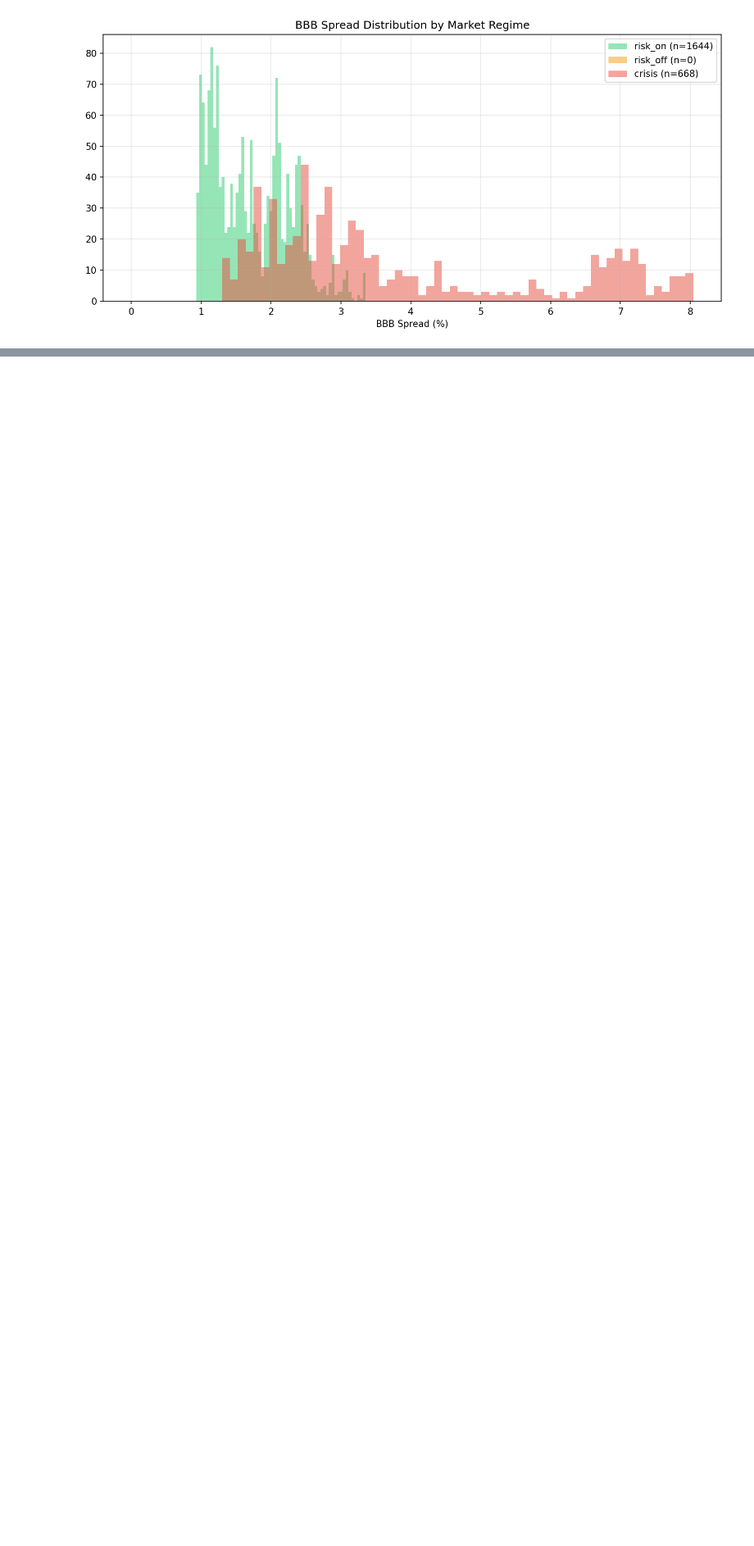
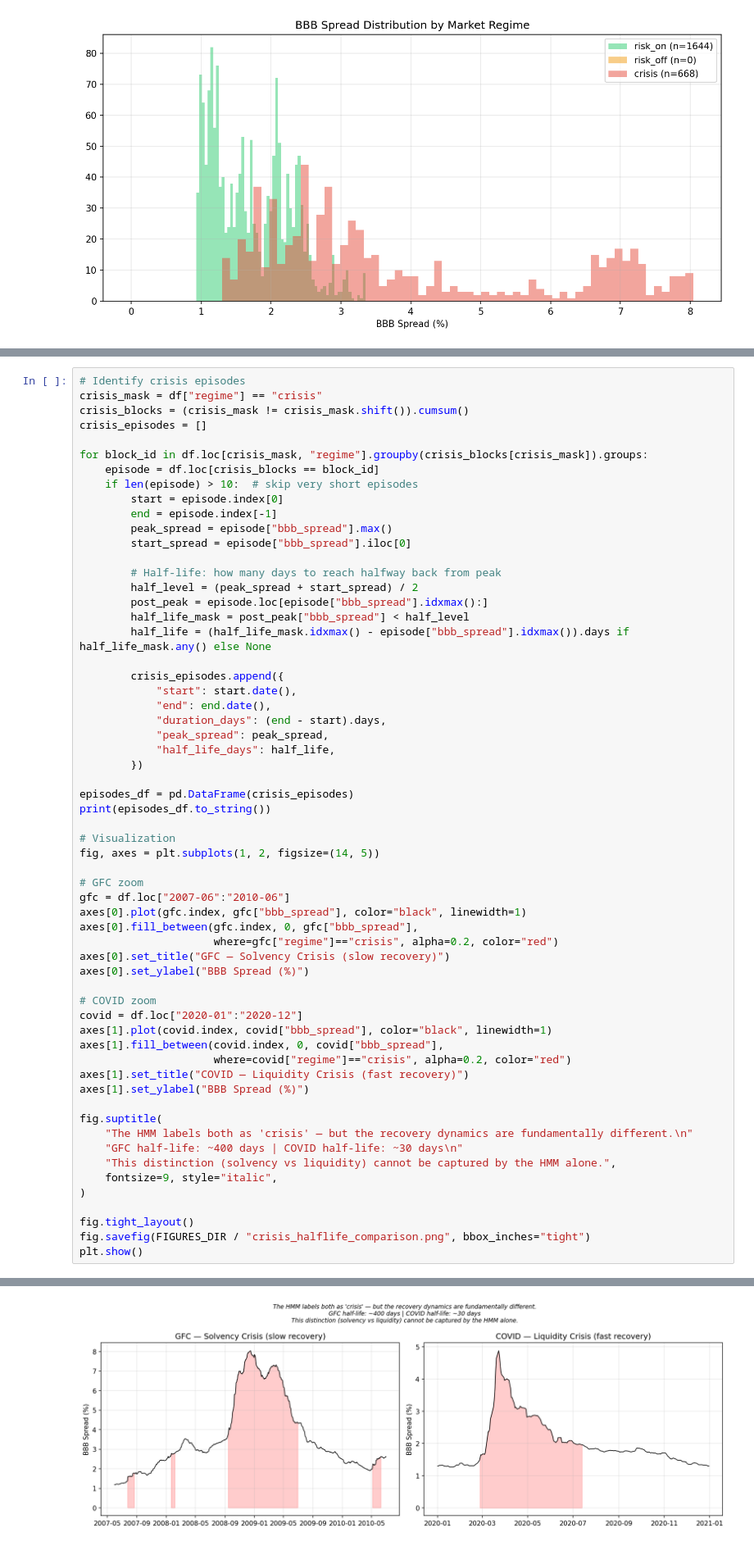
Before and after one commit to Zekhayoub/credit-spread-monitor, a Jupyter notebook: notebooks/regime_analysis.ipynb, the cells around one changed output, grey strips where cells are left out. Shown at 82% size. Saved outputs shown, nothing was run; the diff lists cells and outputs as text; blank space fills up the shorter version.

Commit message:
docs: add half-life analysis comparing GFC vs COVID recovery

```diff
--- a/notebooks/regime_analysis.ipynb
+++ b/notebooks/regime_analysis.ipynb
@@ -94,3 +94,64 @@ fig.savefig(FIGURES_DIR / "transition_matrix.png", bbox_inches="tight")
 plt.show()
 # %% [output]
 [figure]
+# %%
+# Identify crisis episodes
+crisis_mask = df["regime"] == "crisis"
+crisis_blocks = (crisis_mask != crisis_mask.shift()).cumsum()
+crisis_episodes = []
+
+for block_id in df.loc[crisis_mask, "regime"].groupby(crisis_blocks[crisis_mask]).groups:
+    episode = df.loc[crisis_blocks == block_id]
+    if len(episode) > 10:  # skip very short episodes
+        start = episode.index[0]
+        end = episode.index[-1]
+        peak_spread = episode["bbb_spread"].max()
+        start_spread = episode["bbb_spread"].iloc[0]
+
+        # Half-life: how many days to reach halfway back from peak
+        half_level = (peak_spread + start_spread) / 2
+        post_peak = episode.loc[episode["bbb_spread"].idxmax():]
+        half_life_mask = post_peak["bbb_spread"] < half_level
+        half_life = (half_life_mask.idxmax() - episode["bbb_spread"].idxmax()).days if half_life_mask.any() else None
+
+        crisis_episodes.append({
+            "start": start.date(),
+            "end": end.date(),
+            "duration_days": (end - start).days,
+            "peak_spread": peak_spread,
+            "half_life_days": half_life,
+        })
+
+episodes_df = pd.DataFrame(crisis_episodes)
+print(episodes_df.to_string())
+
+# Visualization
+fig, axes = plt.subplots(1, 2, figsize=(14, 5))
+
+# GFC zoom
+gfc = df.loc["2007-06":"2010-06"]
+axes[0].plot(gfc.index, gfc["bbb_spread"], color="black", linewidth=1)
+axes[0].fill_between(gfc.index, 0, gfc["bbb_spread"],
+                     where=gfc["regime"]=="crisis", alpha=0.2, color="red")
+axes[0].set_title("GFC — Solvency Crisis (slow recovery)")
+axes[0].set_ylabel("BBB Spread (%)")
+
+# COVID zoom
+covid = df.loc["2020-01":"2020-12"]
+axes[1].plot(covid.index, covid["bbb_spread"], color="black", linewidth=1)
+axes[1].fill_between(covid.index, 0, covid["bbb_spread"],
+                     where=covid["regime"]=="crisis", alpha=0.2, color="red")
+axes[1].set_title("COVID — Liquidity Crisis (fast recovery)")
+axes[1].set_ylabel("BBB Spread (%)")
+
+fig.suptitle(
+    "The HMM labels both as 'crisis' — but the recovery dynamics are fundamentally different.\n"
+    "GFC half-life: ~400 days | COVID half-life: ~30 days\n"
+    "This distinction (solvency vs liquidity) cannot be captured by the HMM alone.",
+    fontsize=9, style="italic",
+)
+
+fig.tight_layout()
+fig.savefig(FIGURES_DIR / "crisis_halflife_comparison.png", bbox_inches="tight")
+plt.show()
+# %% [output]
@@ -96,0 +172 @@ plt.show()
+[figure, added]
```
Also changed, not shown: parts of 1 cell of this notebook, 1 other file.
